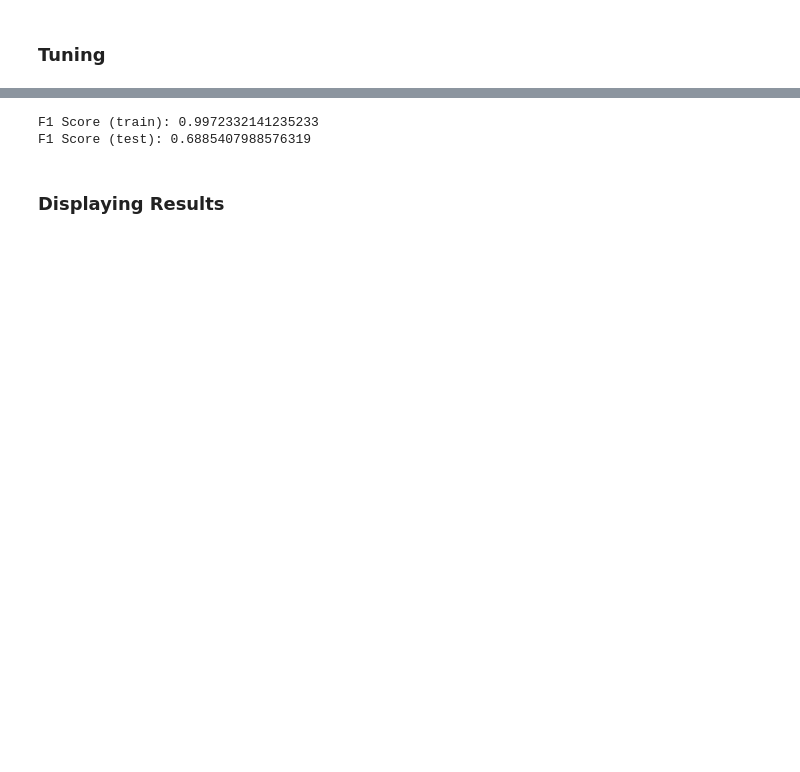
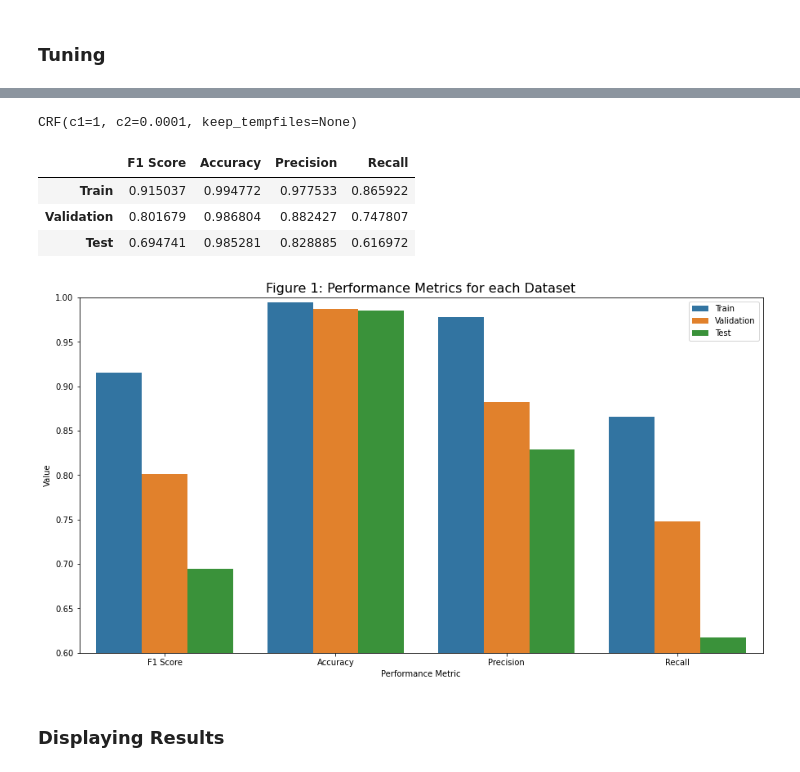
Before and after one commit to j4mes12/ITDA_Coursework, a Jupyter notebook: Task 2/Task2.ipynb, the cells around one changed output, grey strips where cells are left out. Drawn from its saved outputs; the diff is of its cells as text; code cells hidden in the pictures; blank space fills up the shorter version.

```diff
--- a/Task 2/Task2.ipynb
+++ b/Task 2/Task2.ipynb
@@ -178,9 +188,50 @@ tuned_crf = oscv.best_estimator_
-# %%
-print('F1 Score (train):', flat_f1_score(train_labels_ner, tuned_crf.predict(X_train), average='weighted', labels=labels))
-print('F1 Score (test):', flat_f1_score(test_labels_ner, tuned_crf.predict(X_test), average='weighted', labels=labels))
-# %% [output]
-F1 Score (train): 0.9972332141235233
-F1 Score (test): 0.6885407988576319
+# %%
+tuned_crf = CRF(
+    c1 = 1,
+    c2 = 0.0001
+)
+
+tuned_crf.fit(X_train, train_labels_ner)
+# %% [output]
+CRF(c1=1, c2=0.0001, keep_tempfiles=None)
+# %%
+eval_results = f.evaluate_model(
+    tuned_crf,
+    X_train = X_train,
+    X_val = X_val,
+    y_train = train_labels_ner,
+    y_val = val_labels_ner,
+    X_test = X_test,
+    y_test = test_labels_ner)
+
+eval_results
+# %% [output]
+|  | F1 Score | Accuracy | Precision | Recall |
+| Train | 0.915037 | 0.994772 | 0.977533 | 0.865922 |
+| Validation | 0.801679 | 0.986804 | 0.882427 | 0.747807 |
+| Test | 0.694741 | 0.985281 | 0.828885 | 0.616972 |
+# %%
+melt_data = eval_results.reset_index().melt(id_vars = 'index')
+
+fig, ax = plt.subplots(1,1,figsize=(15, 8))
+
+sns.barplot(
+    ax = ax,
+    data = melt_data,
+    x = 'variable',
+    y = 'value',
+    hue = 'index'
+).set(label = 'Datasets')
+
+plt.legend(loc = 'upper right')
+plt.xlabel('Performance Metric')
+plt.ylabel('Value')
+plt.ylim(0.6, 1)
+plt.title('Figure 1: Performance Metrics for each Dataset', fontsize = 16)
+plt.savefig('./final_metrics.png')
+plt.show()
+# %% [output]
+[figure, added]
 # %% [markdown]
 ### Displaying Results
 # %%
```
Also changed, not shown: parts of 25 cells of this notebook, 5 other files.
